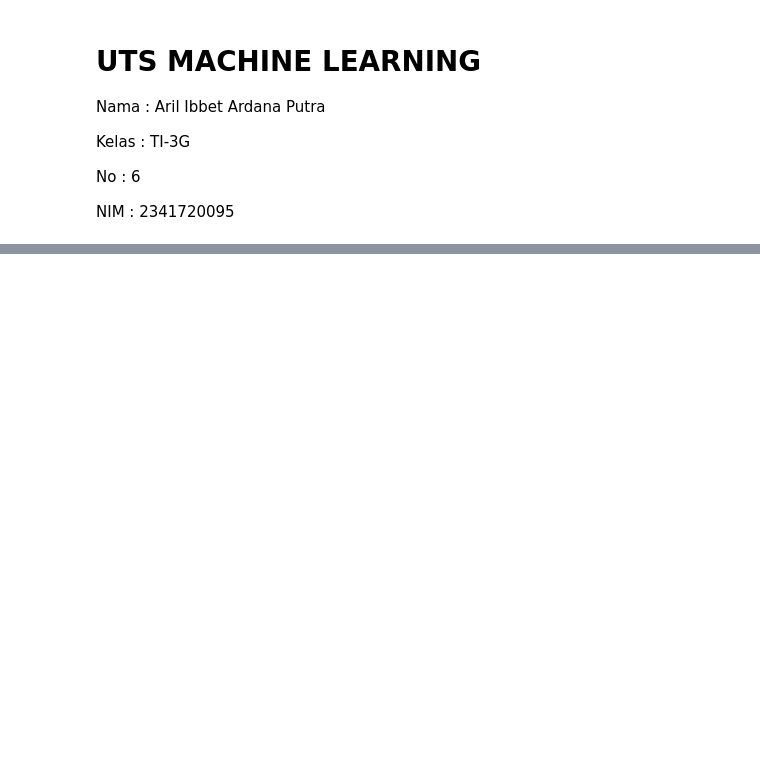
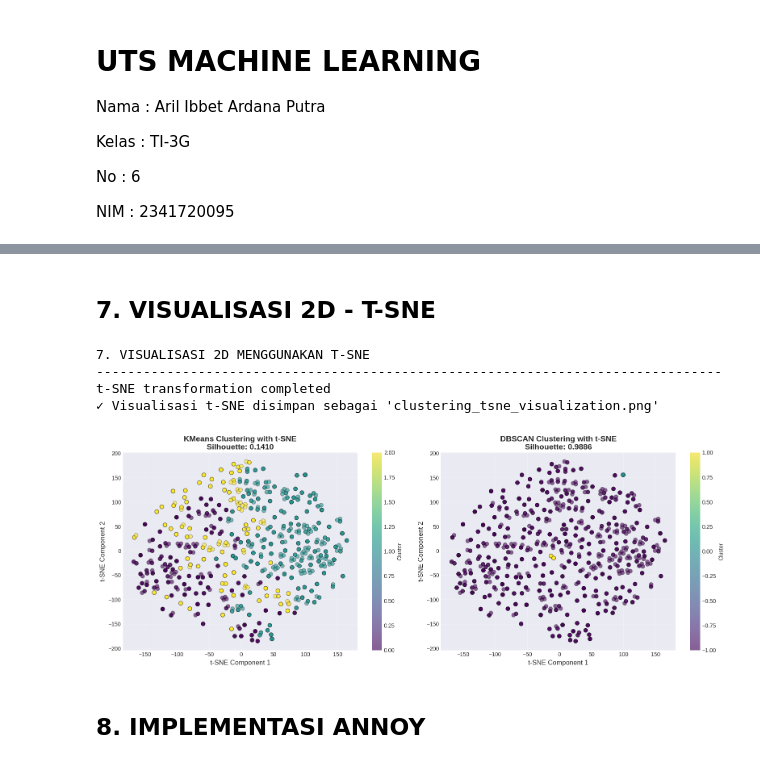
Before and after one commit to AstorBoy11/Machine-Learning, a Jupyter notebook: UTS_Machine_Learning.ipynb, the cells around one changed output, grey strips where cells are left out. Cells and saved outputs as stored; diff of their text form; code cells hidden in the pictures; blank space fills up the shorter version.

```diff
--- a/UTS_Machine_Learning.ipynb
+++ b/UTS_Machine_Learning.ipynb
@@ -1415,0 +493,49 @@ manhattan : 0.0312 ms | [84, 430, 105, 438, 462]
+# %% [markdown]
+## 7. VISUALISASI 2D - T-SNE
+# %%
+# ============================================================================
+# 7. VISUALISASI 2D - T-SNE
+# ============================================================================
+print(f"\n\n7. VISUALISASI 2D MENGGUNAKAN T-SNE")
+print("-" * 80)
+
+# Reduksi dimensi dengan t-SNE
+tsne = TSNE(n_components=2, random_state=42, perplexity=30, n_iter=1000)
+X_tsne = tsne.fit_transform(X_scaled)
+
+print(f"t-SNE transformation completed")
+
+# Plot hasil clustering dengan t-SNE
+fig, axes = plt.subplots(1, 2, figsize=(16, 6))
+
+# KMeans visualization
+scatter1 = axes[0].scatter(X_tsne[:, 0], X_tsne[:, 1], c=kmeans_labels,
+                           cmap='viridis', s=50, alpha=0.6, edgecolors='black', linewidth=0.5)
+axes[0].set_xlabel('t-SNE Component 1', fontsize=12)
+axes[0].set_ylabel('t-SNE Component 2', fontsize=12)
+axes[0].set_title(f'KMeans Clustering with t-SNE\nSilhouette: {kmeans_silhouette:.4f}',
+                  fontsize=14, fontweight='bold')
+axes[0].grid(True, alpha=0.3)
+plt.colorbar(scatter1, ax=axes[0], label='Cluster')
+
+# DBSCAN visualization
+scatter2 = axes[1].scatter(X_tsne[:, 0], X_tsne[:, 1], c=dbscan_labels,
+                           cmap='viridis', s=50, alpha=0.6, edgecolors='black', linewidth=0.5)
+axes[1].set_xlabel('t-SNE Component 1', fontsize=12)
+axes[1].set_ylabel('t-SNE Component 2', fontsize=12)
+axes[1].set_title(f'DBSCAN Clustering with t-SNE\nSilhouette: {dbscan_silhouette:.4f}',
+                  fontsize=14, fontweight='bold')
+axes[1].grid(True, alpha=0.3)
+plt.colorbar(scatter2, ax=axes[1], label='Cluster')
+
+plt.tight_layout()
+plt.savefig('clustering_tsne_visualization.png', dpi=300, bbox_inches='tight')
+print("✓ Visualisasi t-SNE disimpan sebagai 'clustering_tsne_visualization.png'")
+# %% [output]
+7. VISUALISASI 2D MENGGUNAKAN T-SNE
+--------------------------------------------------------------------------------
+t-SNE transformation completed
+✓ Visualisasi t-SNE disimpan sebagai 'clustering_tsne_visualization.png'
+[figure, added]
+# %% [markdown]
+## 8. IMPLEMENTASI ANNOY
```
Also changed, not shown: parts of 52 cells of this notebook.
